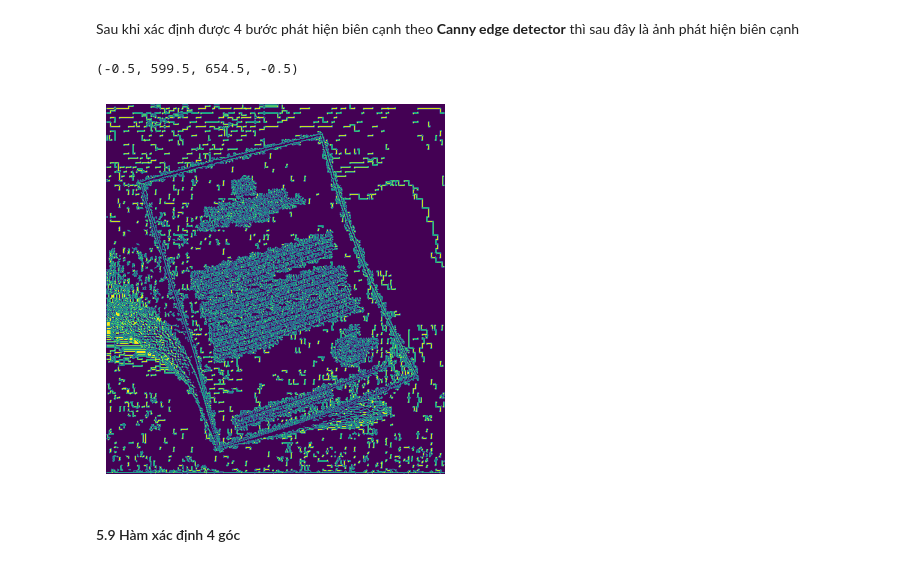
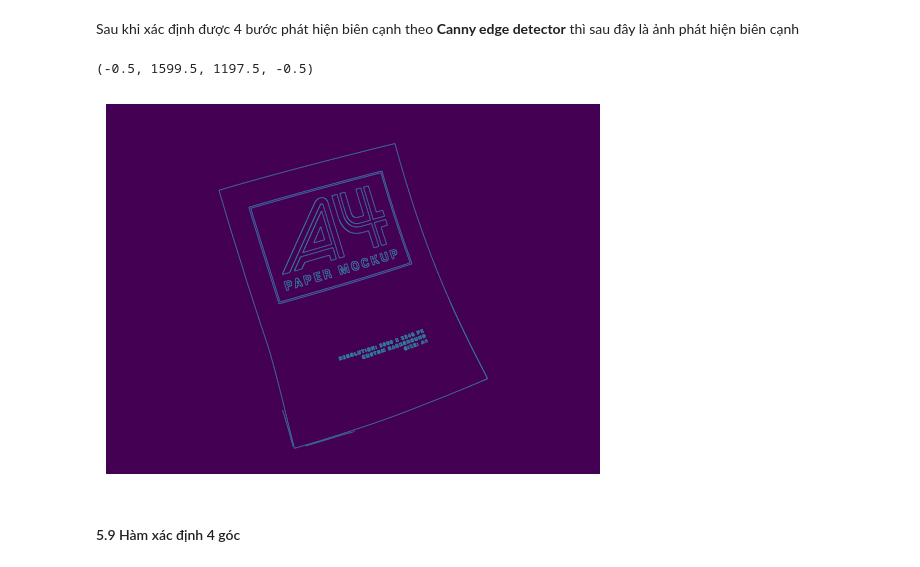
Before and after one commit to huukhoa2112/LTSSUD, a Jupyter notebook: enhancing_image.ipynb, the cells around one changed output. Drawn from its saved outputs; the diff is of its cells as text; code cells hidden in the pictures.

```diff
--- a/enhancing_image.ipynb
+++ b/enhancing_image.ipynb
@@ -233,7 +233,7 @@ def convolution(img, kernel):
     rows_k, cols_k = kernel.shape
 
     # Tạo một mảng mới có cùng kích thước với ảnh đầu vào để lưu kết quả convolution
-    img_out = np.zeros((rows, cols), dtype=img.dtype)
+    img_out = np.zeros((rows, cols))
 
     # Lặp qua từng pixel trong ảnh đầu vào
     for r in range(rows):
@@ -321,3 +319,6 @@ gau_kernel = gaussian_kernel(3,1)
+# %%
+gau_kernel_size = 3
+gau_kernel = gaussian_kernel(gau_kernel_size,1)
 # %% [markdown]
 #### 5.5 Sobel Kernel
 # %%
@@ -328,13 +329,13 @@ sobel_y_kernel = np.array([[1,2,1],[0,0,0],[-1,-2,-1]], np.float32)
 # %%
 @jit(cache = True)
 def edgeGradient(img, sobel_x_kernel, sobel_y_kernel):
-    sobel_x = convolution(img, sobel_x_kernel)
-    sobel_y = convolution(img, sobel_y_kernel)
-    edge_sobel = np.hypot(sobel_x, sobel_y)
+    sobel_x = convolution(img,sobel_x_kernel)
+    sobel_y = convolution(img,sobel_y_kernel)
 
-    # Convert radian value to degree
-    angle = np.arctan2(sobel_y, sobel_x) * 180 / np.pi
-    angle[angle < 0] += 180
+    edge_sobel = edgeSobel(sobel_x, sobel_y)
+
+    #convert radian value to degree
+    angle = angleGrad(sobel_x, sobel_y)
 
     return edge_sobel, angle
 # %% [markdown]
@@ -398,16 +399,17 @@ Sau khi xác định được 4 bước phát hiện biên cạnh theo **Canny e
 # %%
 min_thres = 0.05
 max_thres = 0.15
+gray = convert_RGB_To_Gray(img)
 gaussianBlur = convolution(gray, gau_kernel)
 edge_sobel, angle = edgeGradient(gaussianBlur, sobel_x_kernel, sobel_y_kernel)
-non_max_suppression = nonMaxSuppression(edge_sobel, angle)
-canny_edge = thresholding(non_max_suppression, min_thres, max_thres)
+non_max_sup = nonMaxSuppression(edge_sobel, angle)
+canny_edge_py = thresholding(non_max_sup, min_thres, max_thres).astype(np.uint8)
 # %%
-plt.imshow(canny_edge, cmap='viridis')
+plt.imshow(canny_edge_py)
 plt.axis('off')
 # %% [output]
-(-0.5, 599.5, 654.5, -0.5)
+(-0.5, 1599.5, 1197.5, -0.5)
-[figure, old version]
+[figure, new version]
 # %% [markdown]
 #### 5.9 Hàm xác định 4 góc
 # %%
```
Also changed, not shown: parts of 4 cells of this notebook.
